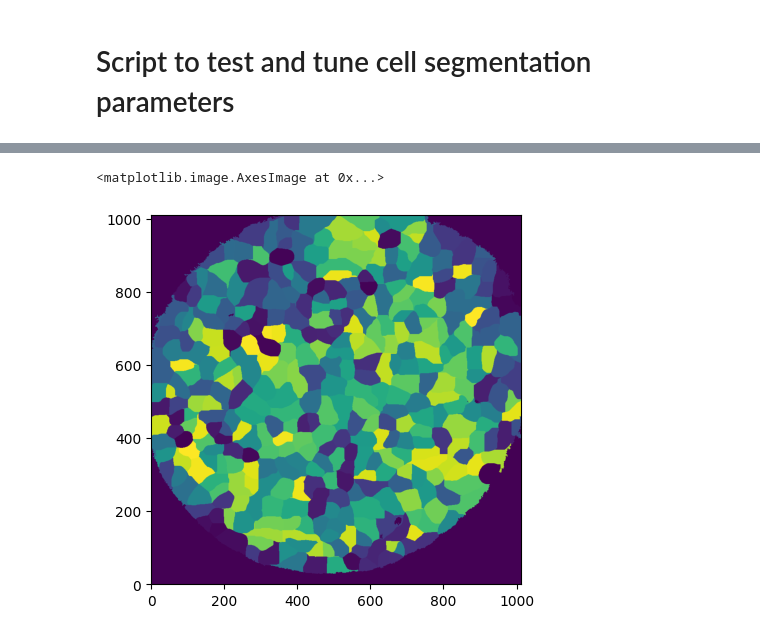
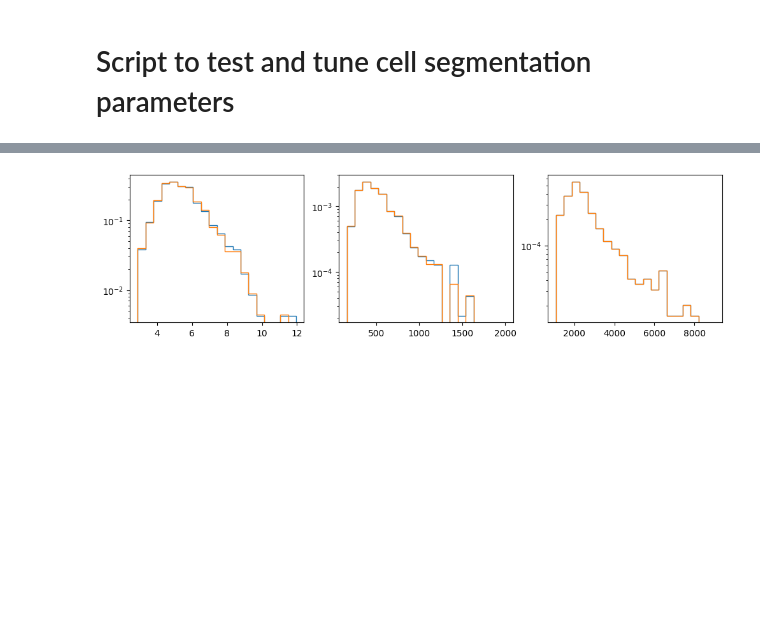
Before and after one commit to siljabl/MDCK-QPI, a Jupyter notebook: scripts/preprocessing/test_segmentation.ipynb, the cells around one changed output, grey strips where cells are left out. Saved outputs shown, nothing was run; the diff lists cells and outputs as text; code cells hidden in the pictures; blank space fills up the shorter version.

```diff
--- a/scripts/preprocessing/test_segmentation.ipynb
+++ b/scripts/preprocessing/test_segmentation.ipynb
@@ -93,7 +105,28 @@ plt.plot(pos[:,1], pos[:,0], 'r.', ms=2)
-# %%
-areas = get_cell_areas(-n_norm, pos, h_im, clear_edge=False)
-
-plt.imshow(areas, origin="lower")
-# %% [output]
-<matplotlib.image.AxesImage at 0x...>
-[figure, removed]
+# %%
+# Compute region props of cells in all frames
+cellprops = regionprops(areas, h_im)
+
+A = np.array([cell.area           for cell in cellprops])* microscope.pix_to_um**2
+h = np.array([cell.mean_intensity for cell in cellprops])
+V = h*A
+# %%
+# Filter out based on cell size
+remove_small = (h > config["filtering"]["hmin"]) * (A > config["filtering"]["Amin"]) * (h * A > config["filtering"]["Vmin"])
+remove_large = (h < config["filtering"]["hmax"]) * (A < config["filtering"]["Amax"]) * (h * A < config["filtering"]["Vmax"])
+
+mask =  remove_small * remove_large
+# %%
+fig, ax = plt.subplots(1, 3, figsize=(12,3))
+
+ax[0].hist(h.ravel(), bins=20, density="true", range=[h.min(), h.max()], histtype="step")
+ax[1].hist(A.ravel(), bins=20, density="true", range=[A.min(), 2000], histtype="step")
+ax[2].hist(V.ravel(), bins=20, density="true", range=[V.min(), 9000], histtype="step")
+
+ax[0].hist(h[mask].ravel(), bins=20, density="true", range=[h.min(), h.max()], histtype="step")
+ax[1].hist(A[mask].ravel(), bins=20, density="true", range=[A.min(), 2000], histtype="step")
+ax[2].hist(V[mask].ravel(), bins=20, density="true", range=[V.min(), 9000], histtype="step")
+
+for axis in ax:
+    axis.set(yscale="log")
+# %% [output]
+[figure, added]
```
Also changed, not shown: parts of 7 cells of this notebook.
